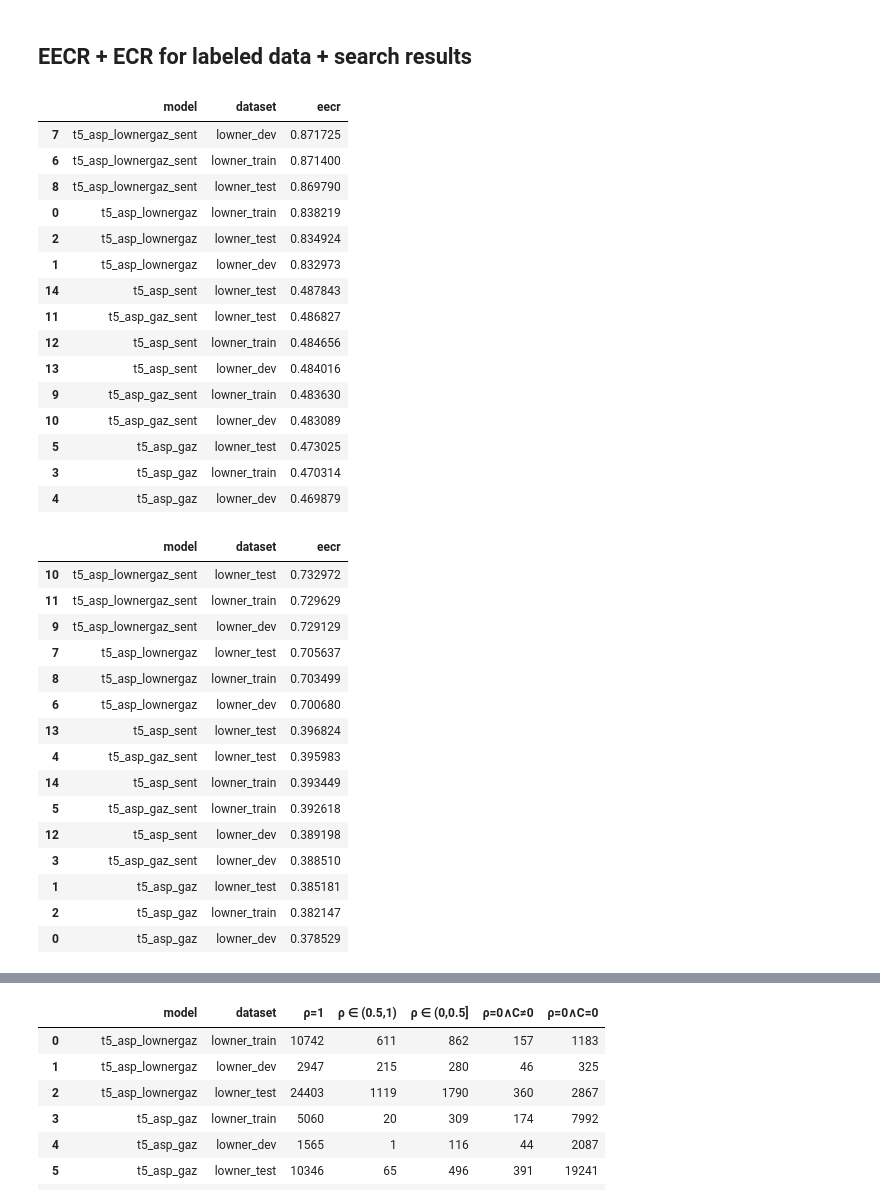
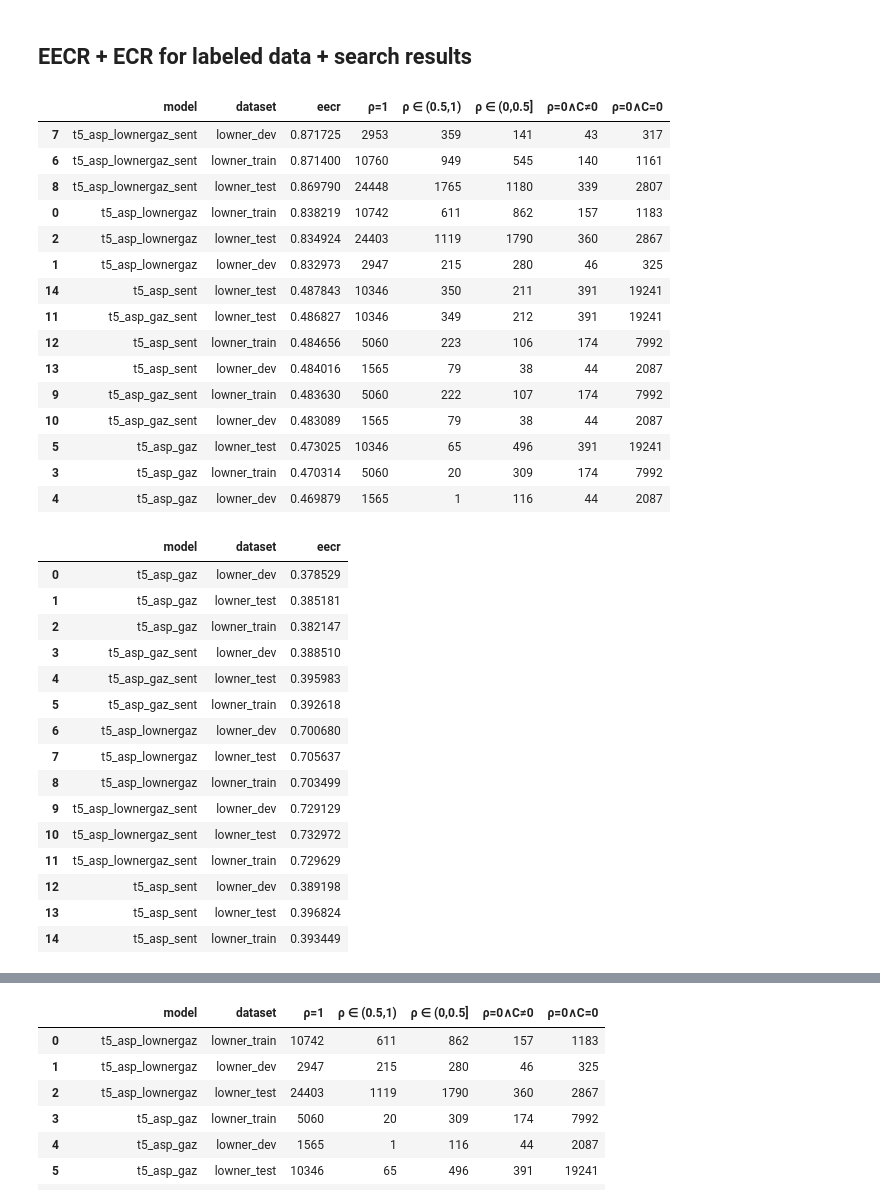
Before and after one commit to roebbert92/thesis, a Jupyter notebook: evaluations/01_performance.ipynb, the cells around one changed output, grey strips where cells are left out. Cells and saved outputs as stored; diff of their text form; code cells hidden in the pictures.

Commit message:
eecr done

```diff
--- a/evaluations/01_performance.ipynb
+++ b/evaluations/01_performance.ipynb
@@ -191,49 +301,50 @@ get_error_types_per_entity(metrics_df, "last", "lowner_test")
 ## EECR + ECR for labeled data + search results
 # %%
 # EECR - labeled data
-from evaluations.performance_01 import get_labeled_data_eecr
+from evaluations.performance_01 import get_labeled_data_entity_coverage
 
-labeled_data_eecr_df = get_labeled_data_eecr()
+labeled_data_eecr_df = get_labeled_data_entity_coverage()
 labeled_data_eecr_df.sort_values("eecr", ascending=False)
 # %% [output]
-|  | model | dataset | eecr |
-| 7 | t5_asp_lownergaz_sent | lowner_dev | 0.871725 |
-| 6 | t5_asp_lownergaz_sent | lowner_train | 0.871400 |
-| 8 | t5_asp_lownergaz_sent | lowner_test | 0.869790 |
-| 0 | t5_asp_lownergaz | lowner_train | 0.838219 |
-| 2 | t5_asp_lownergaz | lowner_test | 0.834924 |
-| 1 | t5_asp_lownergaz | lowner_dev | 0.832973 |
-| 14 | t5_asp_sent | lowner_test | 0.487843 |
-| 11 | t5_asp_gaz_sent | lowner_test | 0.486827 |
-| 12 | t5_asp_sent | lowner_train | 0.484656 |
-| 13 | t5_asp_sent | lowner_dev | 0.484016 |
-| 9 | t5_asp_gaz_sent | lowner_train | 0.483630 |
-| 10 | t5_asp_gaz_sent | lowner_dev | 0.483089 |
-| 5 | t5_asp_gaz | lowner_test | 0.473025 |
-| 3 | t5_asp_gaz | lowner_train | 0.470314 |
-| 4 | t5_asp_gaz | lowner_dev | 0.469879 |
+|  | model | dataset | eecr | ρ=1 | ρ ∈ (0.5,1) | ρ ∈ (0,0.5] | ρ=0∧C≠0 | ρ=0∧C=0 |
+| 7 | t5_asp_lownergaz_sent | lowner_dev | 0.871725 | 2953 | 359 | 141 | 43 | 317 |
+| 6 | t5_asp_lownergaz_sent | lowner_train | 0.871400 | 10760 | 949 | 545 | 140 | 1161 |
+| 8 | t5_asp_lownergaz_sent | lowner_test | 0.869790 | 24448 | 1765 | 1180 | 339 | 2807 |
+| 0 | t5_asp_lownergaz | lowner_train | 0.838219 | 10742 | 611 | 862 | 157 | 1183 |
+| 2 | t5_asp_lownergaz | lowner_test | 0.834924 | 24403 | 1119 | 1790 | 360 | 2867 |
+| 1 | t5_asp_lownergaz | lowner_dev | 0.832973 | 2947 | 215 | 280 | 46 | 325 |
+| 14 | t5_asp_sent | lowner_test | 0.487843 | 10346 | 350 | 211 | 391 | 19241 |
+| 11 | t5_asp_gaz_sent | lowner_test | 0.486827 | 10346 | 349 | 212 | 391 | 19241 |
+| 12 | t5_asp_sent | lowner_train | 0.484656 | 5060 | 223 | 106 | 174 | 7992 |
+| 13 | t5_asp_sent | lowner_dev | 0.484016 | 1565 | 79 | 38 | 44 | 2087 |
+| 9 | t5_asp_gaz_sent | lowner_train | 0.483630 | 5060 | 222 | 107 | 174 | 7992 |
+| 10 | t5_asp_gaz_sent | lowner_dev | 0.483089 | 1565 | 79 | 38 | 44 | 2087 |
+| 5 | t5_asp_gaz | lowner_test | 0.473025 | 10346 | 65 | 496 | 391 | 19241 |
+| 3 | t5_asp_gaz | lowner_train | 0.470314 | 5060 | 20 | 309 | 174 | 7992 |
+| 4 | t5_asp_gaz | lowner_dev | 0.469879 | 1565 | 1 | 116 | 44 | 2087 |
 # %%
 # EECR - labeled data - per sample eecr
-from evaluations.performance_01 import get_labeled_data_eecr_per_sample
+from evaluations.performance_01 import get_labeled_data_entity_coverage_per_sample, aggregate_per_sample_eecr_metrics
 
-labeled_data_eecr_sample_df = get_labeled_data_eecr_per_sample()
-labeled_data_eecr_sample_df.sort_values("eecr", ascending=False)
+labeled_data_eecr_sample_df = get_labeled_data_entity_coverage_per_sample()
+agg_labeled_data_eecr_sample_df = aggregate_per_sample_eecr_metrics(labeled_data_eecr_sample_df)
+agg_labeled_data_eecr_sample_df
 # %% [output]
 |  | model | dataset | eecr |
+| 0 | t5_asp_gaz | lowner_dev | 0.378529 |
+| 1 | t5_asp_gaz | lowner_test | 0.385181 |
+| 2 | t5_asp_gaz | lowner_train | 0.382147 |
+| 3 | t5_asp_gaz_sent | lowner_dev | 0.388510 |
+| 4 | t5_asp_gaz_sent | lowner_test | 0.395983 |
+| 5 | t5_asp_gaz_sent | lowner_train | 0.392618 |
+| 6 | t5_asp_lownergaz | lowner_dev | 0.700680 |
+| 7 | t5_asp_lownergaz | lowner_test | 0.705637 |
+| 8 | t5_asp_lownergaz | lowner_train | 0.703499 |
+| 9 | t5_asp_lownergaz_sent | lowner_dev | 0.729129 |
 | 10 | t5_asp_lownergaz_sent | lowner_test | 0.732972 |
 | 11 | t5_asp_lownergaz_sent | lowner_train | 0.729629 |
-| 9 | t5_asp_lownergaz_sent | lowner_dev | 0.729129 |
-| 7 | t5_asp_lownergaz | lowner_test | 0.705637 |
-| 8 | t5_asp_lownergaz | lowner_train | 0.703499 |
-| 6 | t5_asp_lownergaz | lowner_dev | 0.700680 |
+| 12 | t5_asp_sent | lowner_dev | 0.389198 |
 | 13 | t5_asp_sent | lowner_test | 0.396824 |
-| 4 | t5_asp_gaz_sent | lowner_test | 0.395983 |
 | 14 | t5_asp_sent | lowner_train | 0.393449 |
-| 5 | t5_asp_gaz_sent | lowner_train | 0.392618 |
-| 12 | t5_asp_sent | lowner_dev | 0.389198 |
-| 3 | t5_asp_gaz_sent | lowner_dev | 0.388510 |
-| 1 | t5_asp_gaz | lowner_test | 0.385181 |
-| 2 | t5_asp_gaz | lowner_train | 0.382147 |
-| 0 | t5_asp_gaz | lowner_dev | 0.378529 |
 # %%
 # EECR - search results - per sample eecr
```
Also changed, not shown: parts of 16 cells of this notebook, 7 other files.
